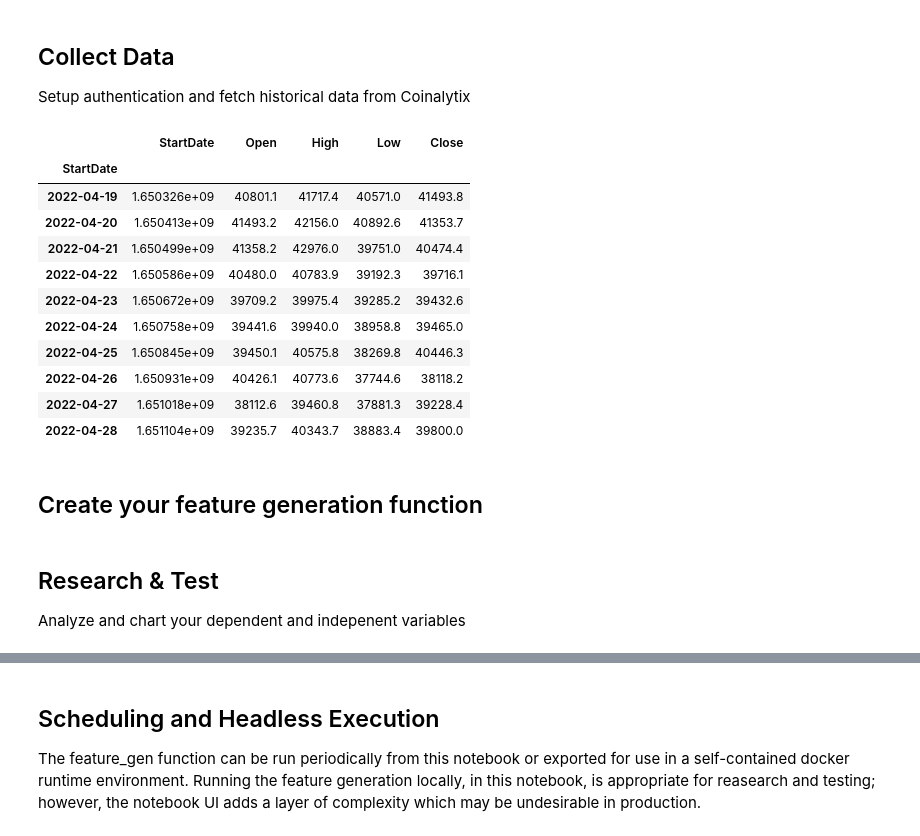
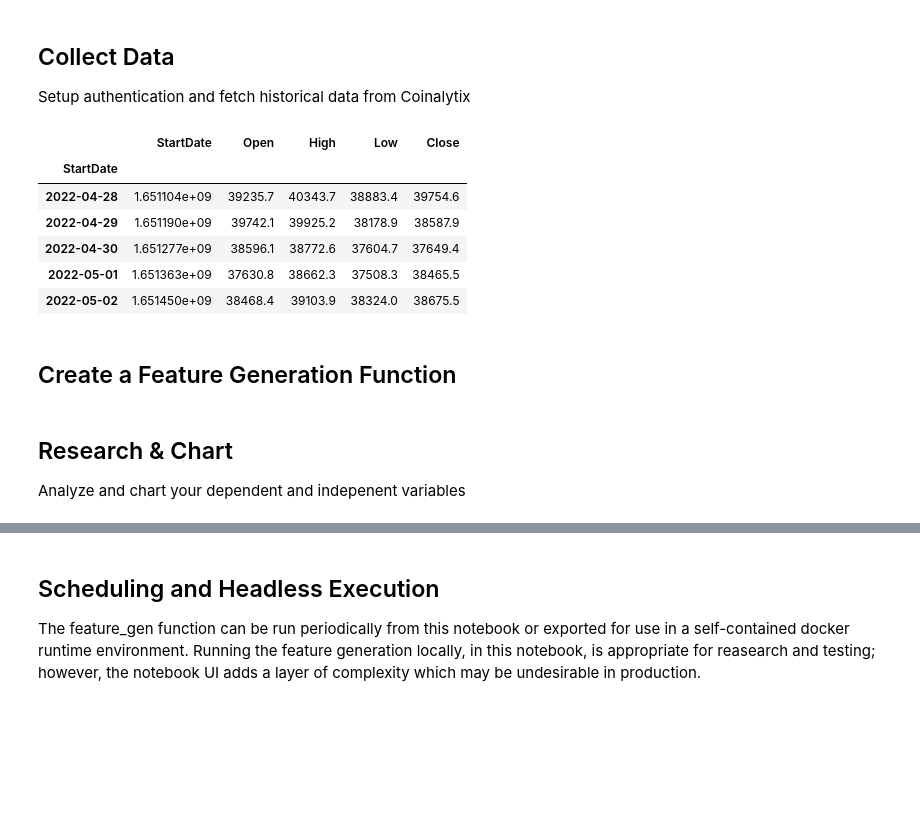
Before and after one commit to cyprigroup/jrapitest, a Jupyter notebook: JudgeResearchNotebooks/Feature_Tutorial.ipynb, the cells around one changed output, grey strips where cells are left out. Cells and saved outputs as stored; diff of their text form; code cells hidden in the pictures; blank space fills up the shorter version.

```diff
--- a/JudgeResearchNotebooks/Feature_Tutorial.ipynb
+++ b/JudgeResearchNotebooks/Feature_Tutorial.ipynb
@@ -50,33 +42,25 @@ asset.num_periods = 365
 ## Collect Data
 Setup authentication and fetch historical data from Coinalytix
 # %%
+HD = Coinalytix()
 # Set api key
 HD.with_api_key(CA_API_KEY)
-
 # Fetch historical data
 asset_data = HD.fetch_hd(asset)
-
 # Create Pandas data frame from result
 hddf = pd.DataFrame.from_dict(asset_data)
-
 # Adjust DatetimeIndex.
 hddf.set_index(pd.DatetimeIndex(hddf["StartDate"]*1000000000), inplace=True)
-
-# Print 10 sample lines
-hddf.tail(10)
+# Print 5 sample lines
+hddf.tail(5)
 # %% [output]
 |  | StartDate | Open | High | Low | Close |
 | StartDate |  |  |  |  |  |
-| 2022-04-19 | 1.650326e+09 | 40801.1 | 41717.4 | 40571.0 | 41493.8 |
-| 2022-04-20 | 1.650413e+09 | 41493.2 | 42156.0 | 40892.6 | 41353.7 |
-| 2022-04-21 | 1.650499e+09 | 41358.2 | 42976.0 | 39751.0 | 40474.4 |
-| 2022-04-22 | 1.650586e+09 | 40480.0 | 40783.9 | 39192.3 | 39716.1 |
-| 2022-04-23 | 1.650672e+09 | 39709.2 | 39975.4 | 39285.2 | 39432.6 |
-| 2022-04-24 | 1.650758e+09 | 39441.6 | 39940.0 | 38958.8 | 39465.0 |
-| 2022-04-25 | 1.650845e+09 | 39450.1 | 40575.8 | 38269.8 | 40446.3 |
-| 2022-04-26 | 1.650931e+09 | 40426.1 | 40773.6 | 37744.6 | 38118.2 |
-| 2022-04-27 | 1.651018e+09 | 38112.6 | 39460.8 | 37881.3 | 39228.4 |
-| 2022-04-28 | 1.651104e+09 | 39235.7 | 40343.7 | 38883.4 | 39800.0 |
+| 2022-04-28 | 1.651104e+09 | 39235.7 | 40343.7 | 38883.4 | 39754.6 |
+| 2022-04-29 | 1.651190e+09 | 39742.1 | 39925.2 | 38178.9 | 38587.9 |
+| 2022-04-30 | 1.651277e+09 | 38596.1 | 38772.6 | 37604.7 | 37649.4 |
+| 2022-05-01 | 1.651363e+09 | 37630.8 | 38662.3 | 37508.3 | 38465.5 |
+| 2022-05-02 | 1.651450e+09 | 38468.4 | 39103.9 | 38324.0 | 38675.5 |
 # %% [markdown]
-## Create your feature generation function
+## Create a Feature Generation Function
 # %%
@@ -89,5 +75,5 @@ def feature_gen(df):
     df["feature"] = ['0' if x > 0 else '1' for x in df['macdiff']]
     return df
 # %% [markdown]
-## Research & Test
+## Research & Chart
 Analyze and chart your dependent and indepenent variables
```
Also changed, not shown: parts of 14 cells of this notebook, 1 other file.
